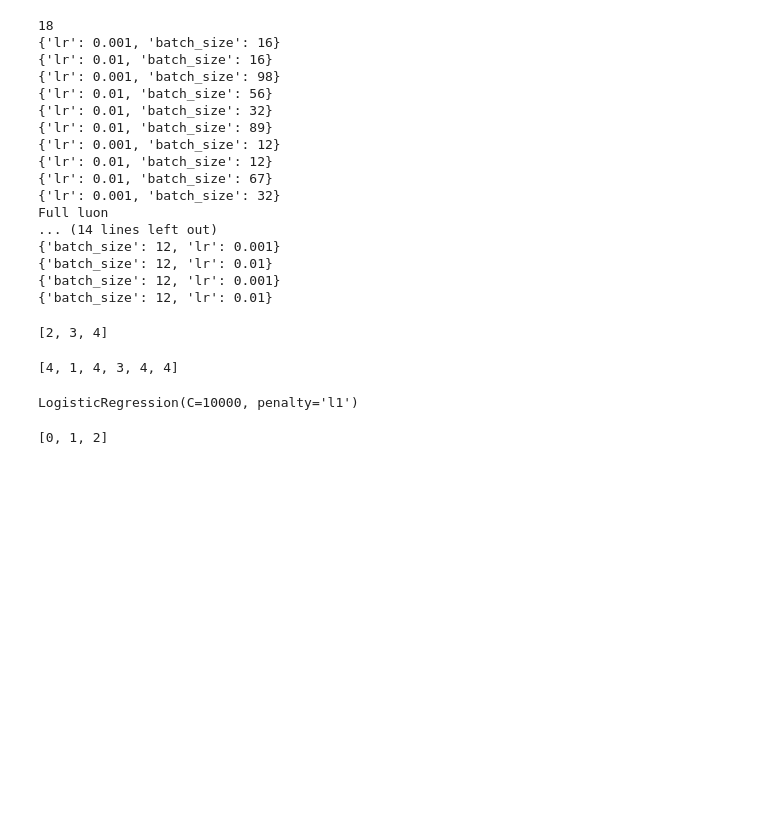
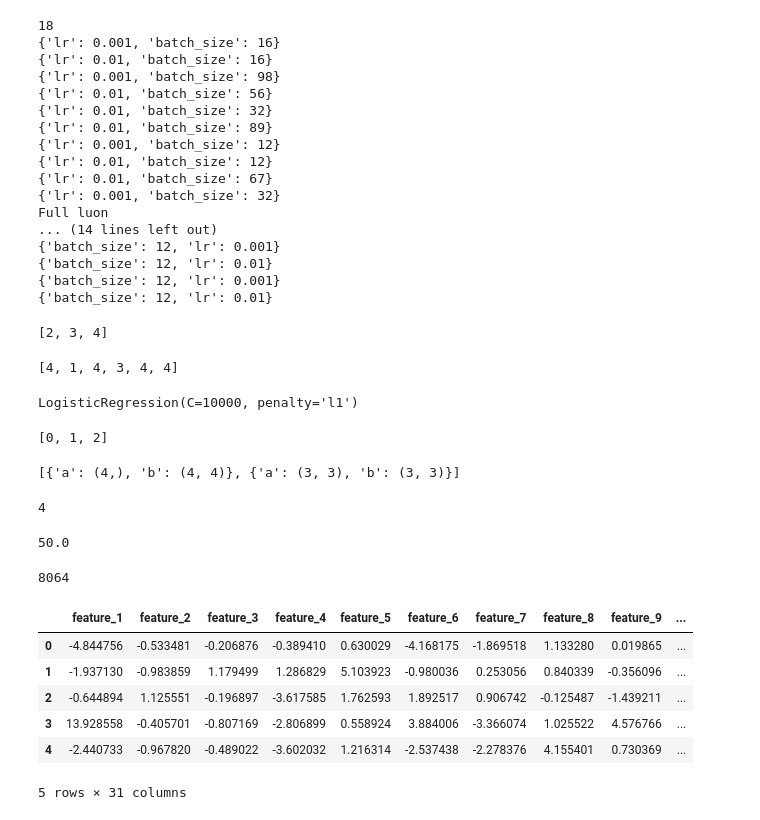
Before and after one commit to zalexdevon/Mylib, a Jupyter notebook: demo.ipynb, the cells around one changed output. Saved outputs shown, nothing was run; the diff lists cells and outputs as text; code cells hidden in the pictures; blank space fills up the shorter version.

```diff
--- a/demo.ipynb
+++ b/demo.ipynb
@@ -1298,3 +1298,61 @@ b = a.str.extract(r'(\d+)').astype('int')[0].tolist()
 b
 # %% [output]
 [0, 1, 2]
+# %%
+# Trừ 2 danh sách, các phần tử trong danh sách là các set
+def subtract_2list_set(A, a):
+    set_A = set(tuple(sorted(d.items())) for d in A)
+    set_a = set(tuple(sorted(d.items())) for d in a)
+    diff = set_A - set_a
+    diff = [dict(t) for t in diff]
+    return diff
+
+A = [{'a': (1,1), 'b':(1,1)}, {'a': (2, 2), 'b':(2, 2)}, {'a': (3,3), 'b':(3,3)}, {'a': (4,), 'b':(4,4)}]
+a = [{'a': (1, 1), 'b':(1, 1)}, {'a': (2, 2), 'b':(2, 2)}]
+
+subtract_2list_set(A, a)
+# %% [output]
+[{'a': (4,), 'b': (4, 4)}, {'a': (3, 3), 'b': (3, 3)}]
+# %%
+a = (4, )
+for i in a:
+    print(i)
+# %% [output]
+4
+# %%
+30 * 100 / 60
+# %% [output]
+50.0
+# %%
+4 * 7 * 2 * 3 * 3 * 4 * 4
+# %% [output]
+8064
+# %%
+import pandas as pd
+from sklearn.datasets import make_classification
+
+
+# Generate synthetic data
+X, y = make_classification(
+    n_samples=100_000,      # 100,000 rows
+    n_features=30,          # 30 features
+    n_informative=20,       # 20 informative features
+    n_redundant=5,          # 5 redundant (correlated) features
+    n_repeated=0,           # no repeated features
+    n_classes=2,            # binary classification
+    random_state=42
+)
+
+# Convert to DataFrame
+df = pd.DataFrame(X, columns=[f"feature_{i+1}" for i in range(X.shape[1])])
+df["target"] = y  # Add target column
+
+df.head()
+# %% [output]
+|  | feature_1 | feature_2 | feature_3 | feature_4 | feature_5 | feature_6 | feature_7 | feature_8 | feature_9 | ... |
+| 0 | -4.844756 | -0.533481 | -0.206876 | -0.389410 | 0.630029 | -4.168175 | -1.869518 | 1.133280 | 0.019865 | ... |
+| 1 | -1.937130 | -0.983859 | 1.179499 | 1.286829 | 5.103923 | -0.980036 | 0.253056 | 0.840339 | -0.356096 | ... |
+| 2 | -0.644894 | 1.125551 | -0.196897 | -3.617585 | 1.762593 | 1.892517 | 0.906742 | -0.125487 | -1.439211 | ... |
+| 3 | 13.928558 | -0.405701 | -0.807169 | -2.806899 | 0.558924 | 3.884006 | -3.366074 | 1.025522 | 4.576766 | ... |
+| 4 | -2.440733 | -0.967820 | -0.489022 | -3.602032 | 1.216314 | -2.537438 | -2.278376 | 4.155401 | 0.730369 | ... |
+5 rows × 31 columns
```
Also changed, not shown: parts of 3 cells of this notebook, 22 other files.
